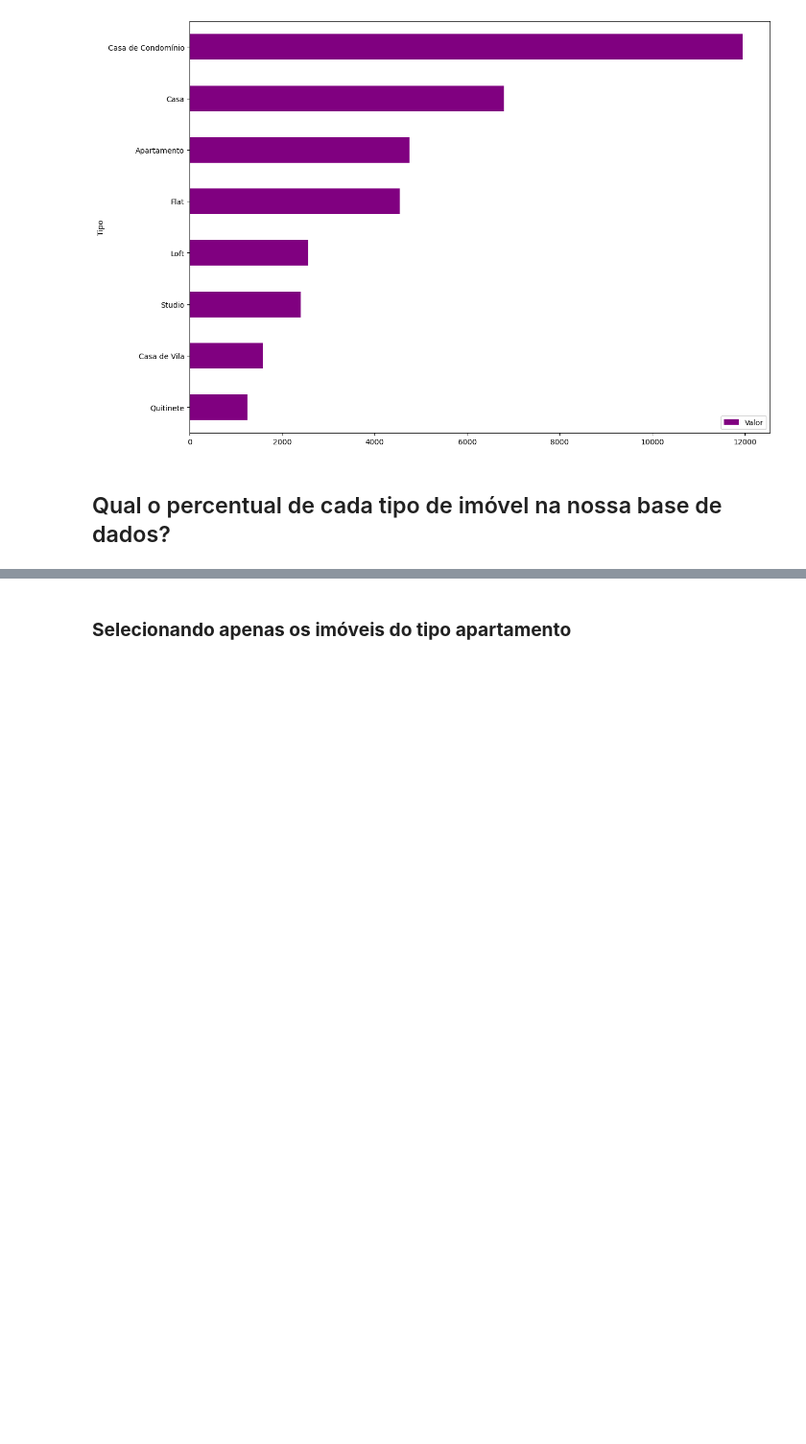
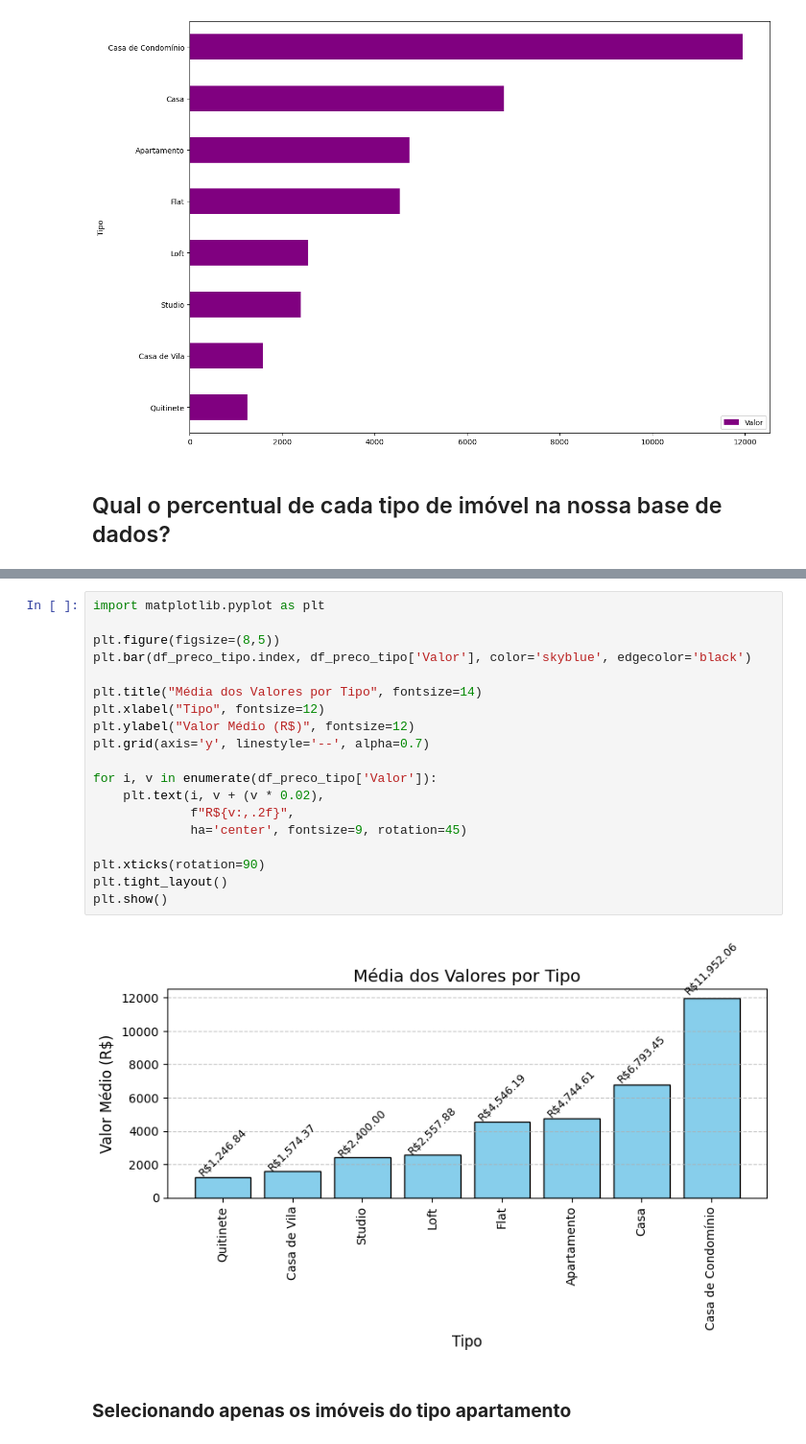
Before and after one commit to EdsonJr21/pandas_projeto_imobiliaria, a Jupyter notebook: pandas_projeto_imobiliaria.ipynb, the cells around one changed output, grey strips where cells are left out. Shown at 96% size. Cells and saved outputs as stored; diff of their text form; blank space fills up the shorter version.

```diff
--- a/pandas_projeto_imobiliaria.ipynb
+++ b/pandas_projeto_imobiliaria.ipynb
@@ -312,2 +352,23 @@ df_preco_tipo.plot(kind='barh', figsize=(14, 10), color ='purple');
+# %%
+import matplotlib.pyplot as plt
+
+plt.figure(figsize=(8,5))
+plt.bar(df_preco_tipo.index, df_preco_tipo['Valor'], color='skyblue', edgecolor='black')
+
+plt.title("Média dos Valores por Tipo", fontsize=14)
+plt.xlabel("Tipo", fontsize=12)
+plt.ylabel("Valor Médio (R$)", fontsize=12)
+plt.grid(axis='y', linestyle='--', alpha=0.7)
+
+for i, v in enumerate(df_preco_tipo['Valor']):
+    plt.text(i, v + (v * 0.02),
+             f"R${v:,.2f}",
+             ha='center', fontsize=9, rotation=45)
+
+plt.xticks(rotation=90)
+plt.tight_layout()
+plt.show()
+# %% [output]
+[figure, added]
 # %% [markdown]
 ### **Selecionando apenas os imóveis do tipo apartamento**
```
Also changed, not shown: parts of 31 cells of this notebook.
